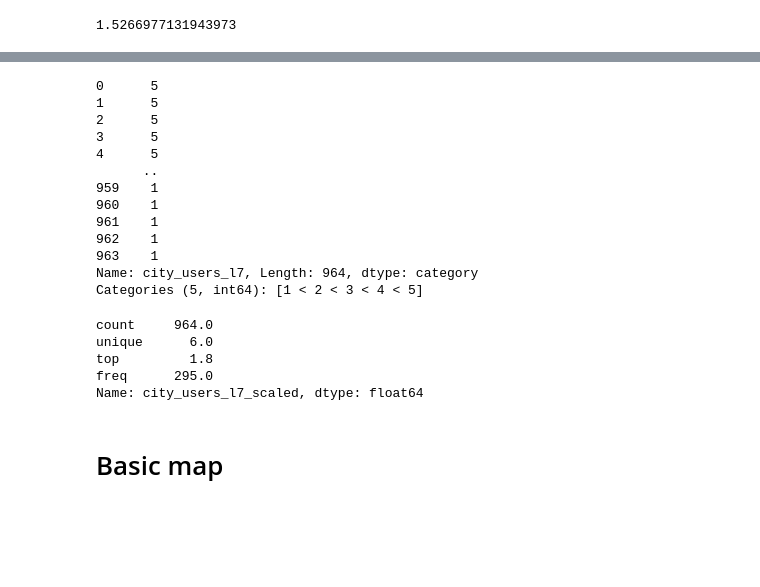
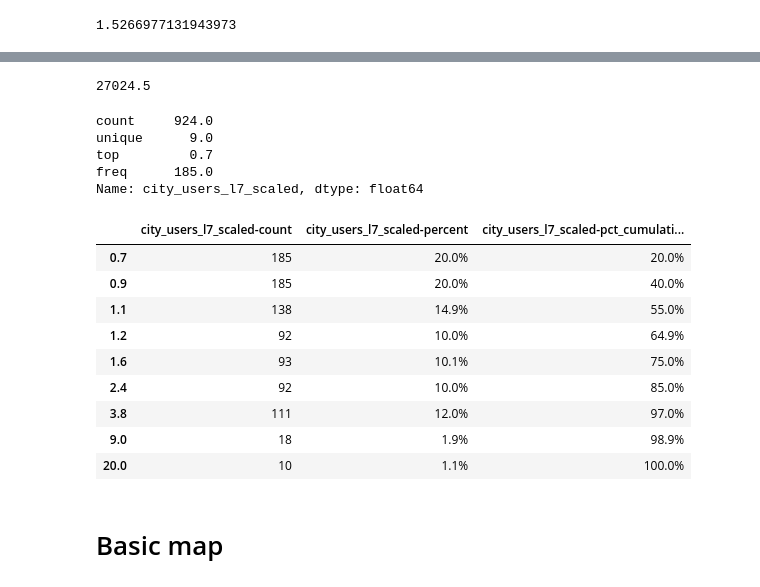
Before and after one commit to nazanin-zinouri/subclu, a Jupyter notebook: notebooks/city_local/djb_02.00-create_base_map_for_city_local_mvp.ipynb, the cells around one changed output, grey strips where cells are left out. Cells and saved outputs as stored; diff of their text form; code cells hidden in the pictures; blank space fills up the shorter version.

```diff
--- a/notebooks/city_local/djb_02.00-create_base_map_for_city_local_mvp.ipynb
+++ b/notebooks/city_local/djb_02.00-create_base_map_for_city_local_mvp.ipynb
@@ -141,44 +177,42 @@ style_df_numeric(
 | max | 3,700,775.00 |
-# %%
-pd.qcut(
-    df_city_and_loc_test['city_users_l7'],
-    5,
-    labels=[1, 2, 3, 4, 5]
-)
-# %% [output]
-0      5
-1      5
-2      5
-3      5
-4      5
-      ..
-959    1
-960    1
-961    1
-962    1
-963    1
-Name: city_users_l7, Length: 964, dtype: category
-Categories (5, int64): [1 < 2 < 3 < 4 < 5]
-# %%
-df_city_and_loc_test['city_users_l7_scaled'] = pd.cut(
-    df_city_and_loc_test['city_users_l7'],
-    bins=[
-        -1, 40000,
-        68000,
-        165000,
-        332000,
-        984000,
-        26000000, np.inf
-    ],
-    labels=[1, 1.4, 1.8, 2.5, 8, 30, 31]
-)
-df_city_and_loc_test['city_users_l7_scaled'].describe()
-# %% [output]
-count     964.0
-unique      6.0
-top         1.8
-freq      295.0
-Name: city_users_l7_scaled, dtype: float64
+# %%
+df_city_and_loc['city_users_l7'].quantile(0.1)
+# %% [output]
+27024.5
+# %%
+df_city_and_loc['city_users_l7_scaled'] = pd.cut(
+    df_city_and_loc['city_users_l7'],
+    bins=[
+        -1, df_city_and_loc['city_users_l7'].quantile(0.20),
+        df_city_and_loc['city_users_l7'].quantile(0.40),
+        df_city_and_loc['city_users_l7'].quantile(0.55),
+        df_city_and_loc['city_users_l7'].quantile(0.65),
+        df_city_and_loc['city_users_l7'].quantile(0.75),
+        df_city_and_loc['city_users_l7'].quantile(0.85),
+        df_city_and_loc['city_users_l7'].quantile(0.97),
+        df_city_and_loc['city_users_l7'].quantile(0.990)
+        , np.inf
+    ],
+    labels=[0.7, 0.9, 1.1, 1.2, 1.6, 2.4, 3.8, 9, 20]
+)
+print(df_city_and_loc['city_users_l7_scaled'].describe())
+value_counts_and_pcts(df_city_and_loc['city_users_l7_scaled'], sort_index=True, sort_index_ascending=True)
+# %% [output]
+count     924.0
+unique      9.0
+top         0.7
+freq      185.0
+Name: city_users_l7_scaled, dtype: float64
+|  | city_users_l7_scaled-count | city_users_l7_scaled-percent | city_users_l7_scaled-pct_cumulati... |
+| 0.7 | 185 | 20.0% | 20.0% |
+| 0.9 | 185 | 20.0% | 40.0% |
+| 1.1 | 138 | 14.9% | 55.0% |
+| 1.2 | 92 | 10.0% | 64.9% |
+| 1.6 | 93 | 10.1% | 75.0% |
+| 2.4 | 92 | 10.0% | 85.0% |
+| 3.8 | 111 | 12.0% | 97.0% |
+| 9.0 | 18 | 1.9% | 98.9% |
+| 20.0 | 10 | 1.1% | 100.0% |
 # %% [markdown]
 # Basic map
 # %%
```
Also changed, not shown: parts of 13 cells of this notebook, 2 other files.
